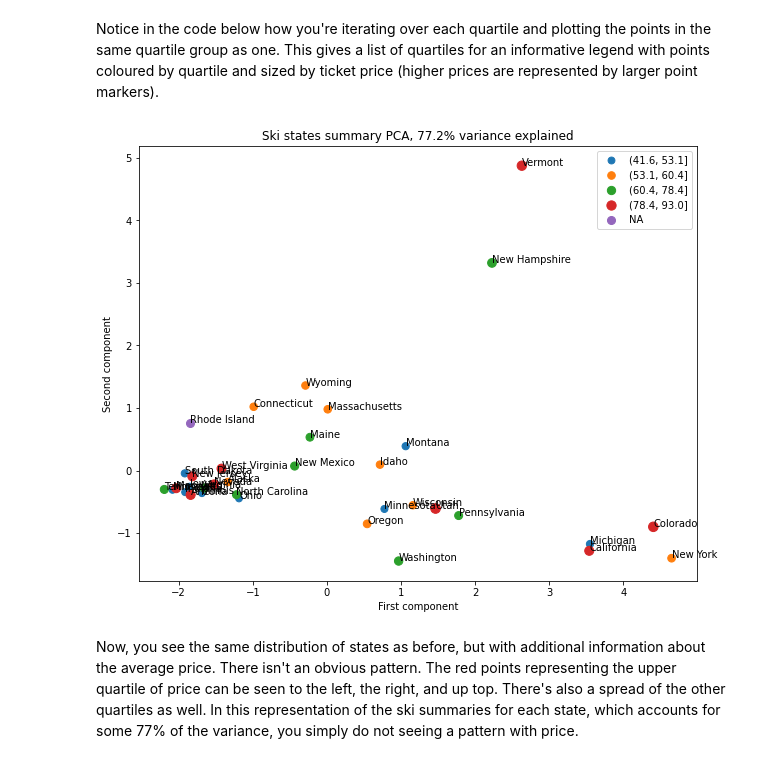
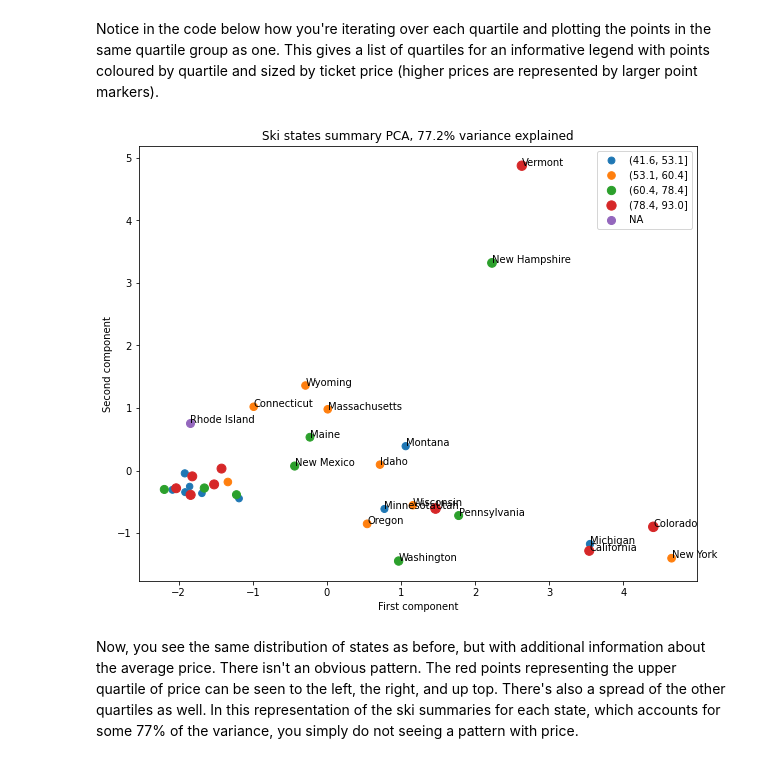
Before and after one commit to Aisling-C/DataScienceGuidedCapstone, a Jupyter notebook: Notebooks/03_exploratory_data_analysis.ipynb, the cells around one changed output. Cells and saved outputs as stored; diff of their text form; code cells hidden in the pictures.

```diff
--- a/Notebooks/03_exploratory_data_analysis.ipynb
+++ b/Notebooks/03_exploratory_data_analysis.ipynb
@@ -436,5 +436,6 @@ plt.xlabel('First component')
 plt.ylabel('Second component')
 plt.title(f'Ski states summary PCA, {pc_var:.1f}% variance explained')
 for s, x, y in zip(state, x, y):
-    plt.annotate(s, (x, y))
+    if x>-1 or y>0.4:
+        plt.annotate(s, (x, y))
 # %% [output]
@@ -575,22 +576,23 @@ Notice in the code below how you're iterating over each quartile and plotting th
 # %%
 x = pca_df.PC1
 y = pca_df.PC2
 price = pca_df.AdultWeekend
 quartiles = pca_df.Quartile
 state = pca_df.index
 pc_var = 100 * state_pca.explained_variance_ratio_.cumsum()[1]
 fig, ax = plt.subplots(figsize=(10,8))
 for q in quartiles.cat.categories:
     im = quartiles == q
     ax.scatter(x=x[im], y=y[im], s=price[im], label=q)
 ax.set_xlabel('First component')
 ax.set_ylabel('Second component')
 plt.legend()
 ax.set_title(f'Ski states summary PCA, {pc_var:.1f}% variance explained')
 for s, x, y in zip(state, x, y):
-    plt.annotate(s, (x, y))
+    if x>-1 or y>0.4:
+        plt.annotate(s, (x, y))
 # %% [output]
-[figure, old version]
+[figure, new version]
 # %% [markdown]
 Now, you see the same distribution of states as before, but with additional information about the average price. There isn't an obvious pattern. The red points representing the upper quartile of price can be seen to the left, the right, and up top. There's also a spread of the other quartiles as well. In this representation of the ski summaries for each state, which accounts for some 77% of the variance, you simply do not seeing a pattern with price.
 # %% [markdown]
```
Also changed, not shown: parts of 7 cells of this notebook, 3 other files.
